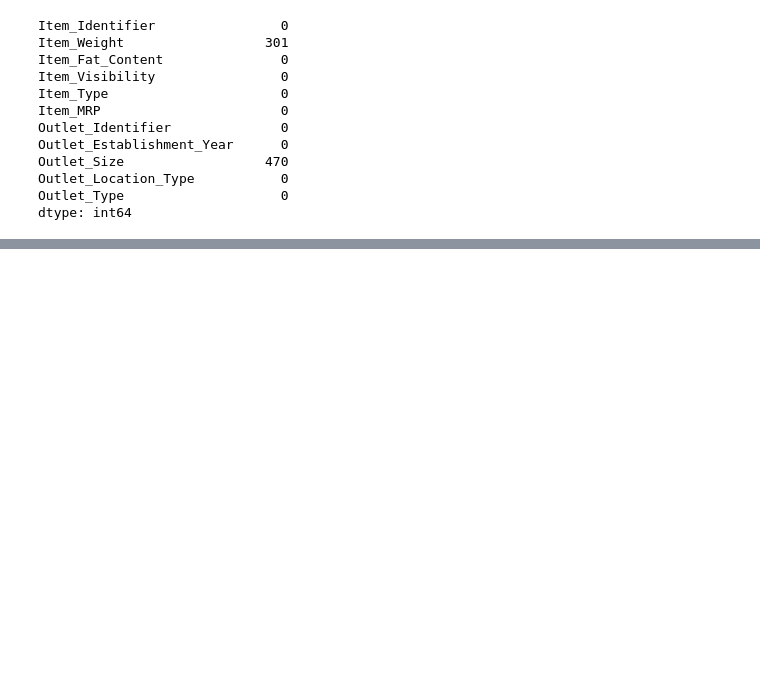
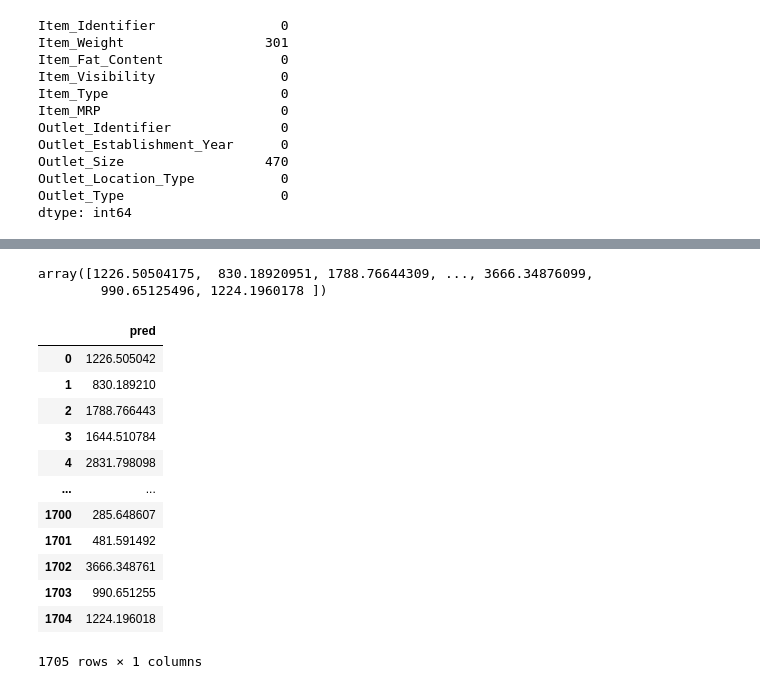
Before and after one commit to 240711AIBigData/BigDataCertification2, a Jupyter notebook: 02/04/part2_ch4.ipynb, the cells around one changed output, grey strips where cells are left out. Drawn from its saved outputs; the diff is of its cells as text; code cells hidden in the pictures; blank space fills up the shorter version.

```diff
--- a/02/04/part2_ch4.ipynb
+++ b/02/04/part2_ch4.ipynb
@@ -104,0 +270,6 @@ dtype: int64
+# %%
+pred = model.predict(test)
+pred
+# %% [output]
+array([1226.50504175,  830.18920951, 1788.76644309, ..., 3666.34876099,
+        990.65125496, 1224.1960178 ])
@@ -104,0 +279,16 @@ dtype: int64
+# %%
+pd.read_csv('result.csv')
+# %% [output]
+|  | pred |
+| 0 | 1226.505042 |
+| 1 | 830.189210 |
+| 2 | 1788.766443 |
+| 3 | 1644.510784 |
+| 4 | 2831.798098 |
+| ... | ... |
+| 1700 | 285.648607 |
+| 1701 | 481.591492 |
+| 1702 | 3666.348761 |
+| 1703 | 990.651255 |
+| 1704 | 1224.196018 |
+1705 rows × 1 columns
```
Also changed, not shown: parts of 13 cells of this notebook, 1 other file.
